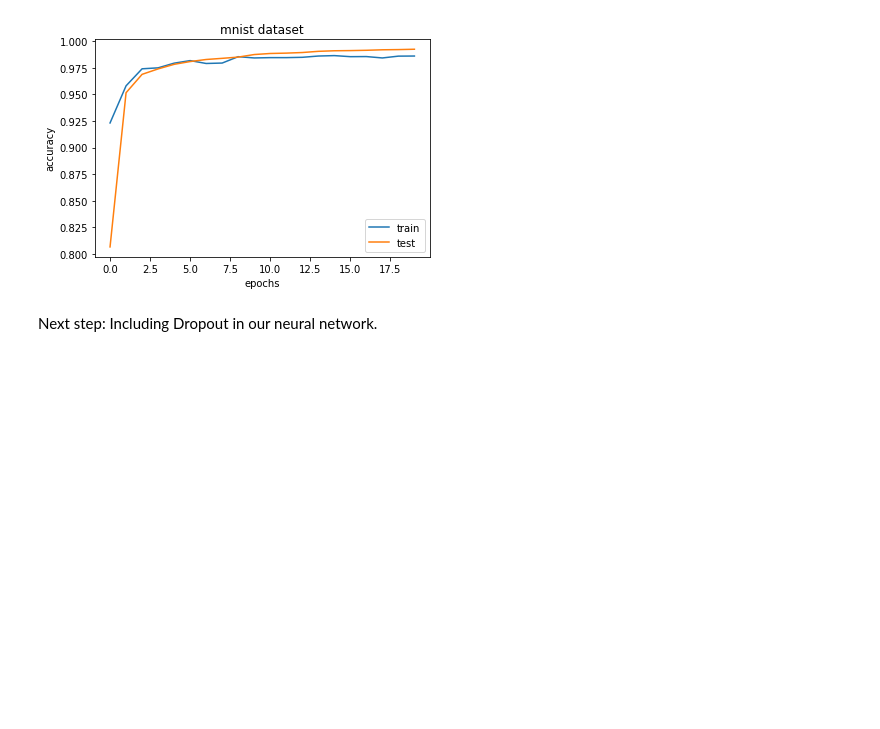
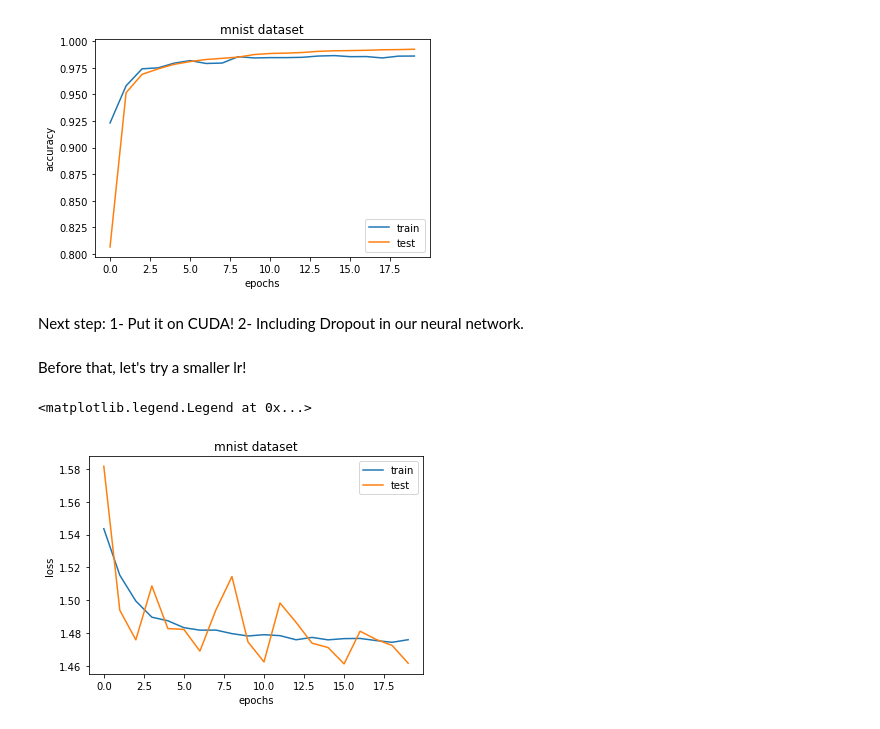
Before and after one commit to Beh-noush/General-Python, a Jupyter notebook: FCNN.ipynb, the cells around one changed output. Cells and saved outputs as stored; diff of their text form; code cells hidden in the pictures; blank space fills up the shorter version.

```diff
--- a/FCNN.ipynb
+++ b/FCNN.ipynb
@@ -450,4 +482,6 @@ plt.legend()
 <matplotlib.legend.Legend at 0x...>
 [figure]
 # %% [markdown]
-Next step: Including Dropout in our neural network.
+Next step: 1- Put it on CUDA! 2- Including Dropout in our neural network.
+# %% [markdown]
+Before that, let's try a smaller lr!
@@ -453,0 +535,12 @@ Next step: Including Dropout in our neural network.
+# %%
+import matplotlib.pyplot as plt
+plt.plot(epochs, test_loss_list, label = 'train')
+plt.plot(epochs, train_loss_list, label = 'test')
+plt.xlabel('epochs')
+plt.ylabel('loss')
+plt.title('mnist dataset')
+
+plt.legend()
+# %% [output]
+<matplotlib.legend.Legend at 0x...>
+[figure, added]
```
Also changed, not shown: parts of 9 cells of this notebook.
